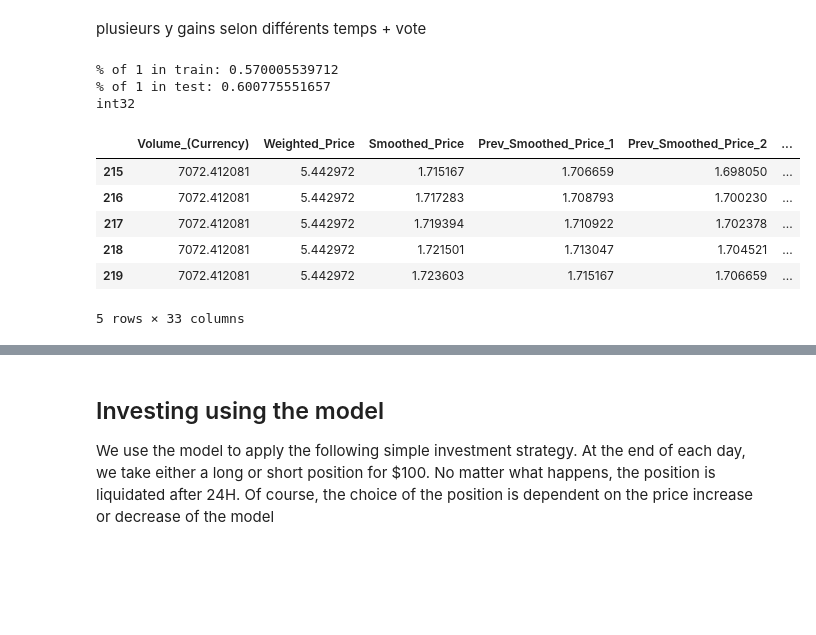
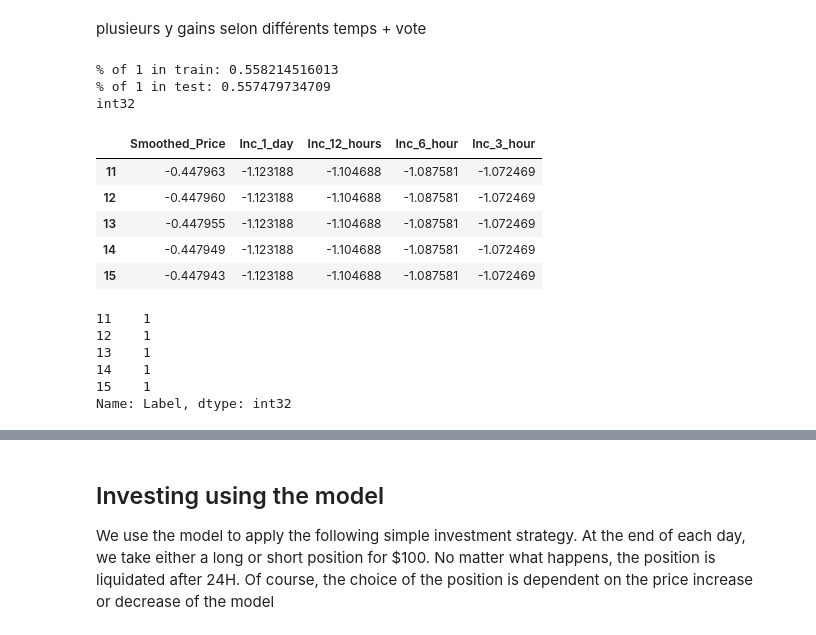
Before and after one commit to QuentinBacuet/DS_in_Practice, a Jupyter notebook: Crypto.ipynb, the cells around one changed output, grey strips where cells are left out. Saved outputs shown, nothing was run; the diff lists cells and outputs as text; code cells hidden in the pictures; blank space fills up the shorter version.

```diff
--- a/Crypto.ipynb
+++ b/Crypto.ipynb
@@ -184,0 +214,12 @@ show(p)
+# %%
+SMOOTHING_PERIOD = int(0.25 * 2 * 24) # 3h
+
+df_processed = df_raw.copy()
+df_processed['Smoothed_Price'] = (0.5 * (df_processed.Close + df_processed.Open)).shift(-int(SMOOTHING_PERIOD/2)).rolling(SMOOTHING_PERIOD).mean()
+df_processed['Inc_1_day'] = dummy_increased_since(df_processed, 1)
+df_processed['Inc_12_hours'] = dummy_increased_since(df_processed, 0.5)
+df_processed['Inc_6_hour'] = dummy_increased_since(df_processed, 0.25)
+df_processed['Inc_3_hour'] = dummy_increased_since(df_processed, 0.125)
+df_processed = df_processed.dropna(how='any')
+
+display(df_processed.head(1))
@@ -276,12 +315,14 @@ def split_dataset(data, fraction):
 
     return train, test
 
-NORMALIZE = False
-ADD_PRICE_N_AGO = True
+NORMALIZE = True
+ADD_PRICE_N_AGO = False
 ADD_MA_N_AGO = False
-LOG = True
+LOG = False
 
 df = df_processed.copy()
+df['Label'] = create_labels(df, step_size = DAY_WINDOW)
+df = df.dropna()
 
 if LOG:
     df.Smoothed_Price = df.Smoothed_Price.apply(lambda x: np.log(x))
@@ -294,16 +335,15 @@ if ADD_MA_N_AGO:
     add_MA_n_days_age(15)
 
 if NORMALIZE:
+    timestamps = df.Timestamp
     labels = df.Label
+    df = df.drop('Timestamp',1)
     df = (df-df.mean())/df.std()
     df.Label = labels
-    df = df.reset_index()
-    df = df.drop('index',1)
+    df['Timestamp'] = timestamps
+    print("Standardized input data")
     display(df.describe())
 
-
-df['Label'] = create_labels(df, step_size = DAY_WINDOW)
-df = df.dropna()
 
 train, test = split_dataset(df, 0.9)
 train_x = train.drop('Label',1)
@@ -392,24 +431,30 @@ del model
 # %%
-to_drop = ['Timestamp', 'Open', 'Close', 'High', 'Low', 'Volume_(BTC)']
+to_drop = ['Timestamp', 'Open', 'Close', 'High', 'Low', 'Volume_(BTC)', 'Weighted_Price', 'Volume_(Currency)']
 train_x_nn = train_x.copy().drop(to_drop,1)
 test_x_nn = test_x.copy().drop(to_drop,1)
 
 train_y_nn = (train_y > 0).astype(int)
 test_y_nn = (test_y > 0).astype(int)
 
 
 print("% of 1 in train: " + str(np.sum(train_y_nn == 1) / len(train_y)))
 print("% of 1 in test: " + str(np.sum(test_y_nn == 1) / len(test_y)))
 print(test_y_nn.dtypes)
 display(train_x_nn.head())
+display(train_y_nn.head())
 # %% [output]
-% of 1 in train: 0.570005539712
-% of 1 in test: 0.600775551657
+% of 1 in train: 0.558214516013
+% of 1 in test: 0.557479734709
 int32
-|  | Volume_(Currency) | Weighted_Price | Smoothed_Price | Prev_Smoothed_Price_1 | Prev_Smoothed_Price_2 | ... |
-| 215 | 7072.412081 | 5.442972 | 1.715167 | 1.706659 | 1.698050 | ... |
-| 216 | 7072.412081 | 5.442972 | 1.717283 | 1.708793 | 1.700230 | ... |
-| 217 | 7072.412081 | 5.442972 | 1.719394 | 1.710922 | 1.702378 | ... |
-| 218 | 7072.412081 | 5.442972 | 1.721501 | 1.713047 | 1.704521 | ... |
-| 219 | 7072.412081 | 5.442972 | 1.723603 | 1.715167 | 1.706659 | ... |
+|  | Smoothed_Price | Inc_1_day | Inc_12_hours | Inc_6_hour | Inc_3_hour |
+| 11 | -0.447963 | -1.123188 | -1.104688 | -1.087581 | -1.072469 |
+| 12 | -0.447960 | -1.123188 | -1.104688 | -1.087581 | -1.072469 |
+| 13 | -0.447955 | -1.123188 | -1.104688 | -1.087581 | -1.072469 |
+| 14 | -0.447949 | -1.123188 | -1.104688 | -1.087581 | -1.072469 |
+| 15 | -0.447943 | -1.123188 | -1.104688 | -1.087581 | -1.072469 |
-5 rows × 33 columns
+11    1
+12    1
+13    1
+14    1
+15    1
+Name: Label, dtype: int32
```
Also changed, not shown: parts of 16 cells of this notebook.
